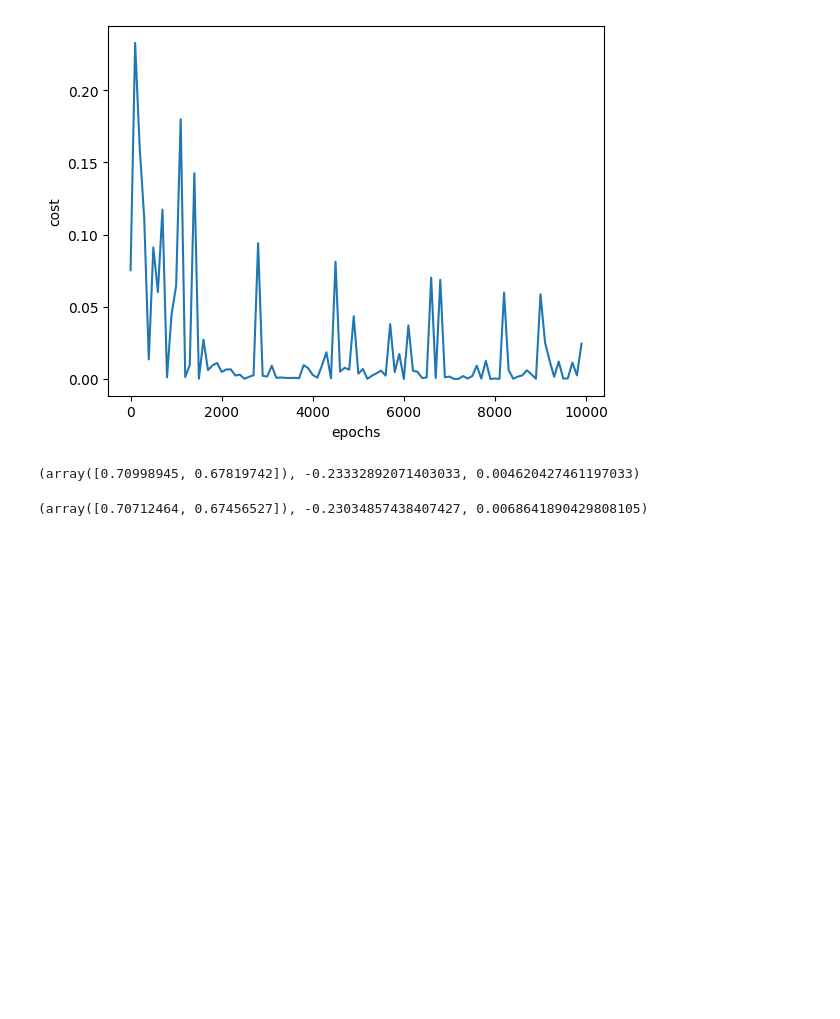
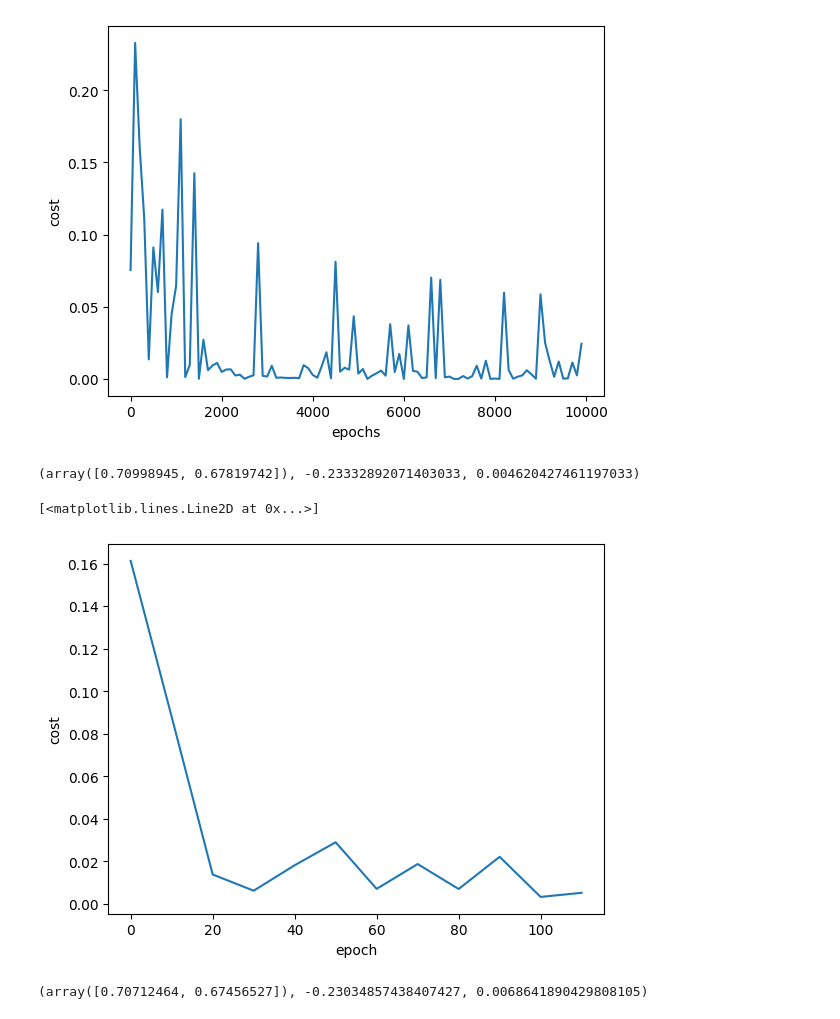
Before and after one commit to ShibinSha07/Deep-Learning, a Jupyter notebook: Gradien_descent/Differnt_gds/homeprice_prdctn.ipynb, the cells around one changed output. Drawn from its saved outputs; the diff is of its cells as text; code cells hidden in the pictures; blank space fills up the shorter version.

Commit message:
Mini batch gradient descent graphical representation added

```diff
--- a/Gradien_descent/Differnt_gds/homeprice_prdctn.ipynb
+++ b/Gradien_descent/Differnt_gds/homeprice_prdctn.ipynb
@@ -162,6 +162,13 @@ w_mbgd,b_mbgd,cost_mbgd,cost_list_mbgd,epoch_list_mbgd=mini_batch_gradient_desce
 w_mbgd,b_mbgd,cost_mbgd
 # %% [output]
 (array([0.70998945, 0.67819742]), -0.23332892071403033, 0.004620427461197033)
+# %%
+plt.xlabel("epoch")
+plt.ylabel("cost")
+plt.plot(epoch_list_mbgd,cost_list_mbgd)
+# %% [output]
+[<matplotlib.lines.Line2D at 0x...>]
+[figure, added]
 # %%
 w,b,cost
 # %% [output]
```
